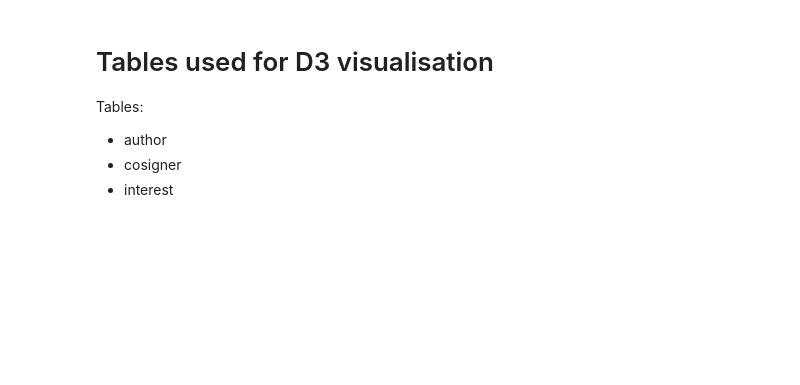
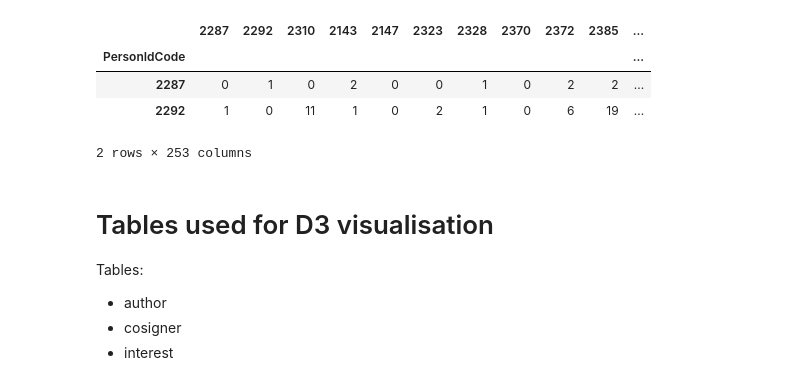
Before and after one commit to jmuth/parliament-viz.ch, a Jupyter notebook: scraping/Tables_examples.ipynb, the cells around one changed output. Drawn from its saved outputs; the diff is of its cells as text; code cells hidden in the pictures; blank space fills up the shorter version.

Commit message:
[UPD] tables.py with adjacency matrix for interventions

```diff
--- a/scraping/Tables_examples.ipynb
+++ b/scraping/Tables_examples.ipynb
@@ -19,0 +17,3 @@ The autoreload extension is already loaded. To reload it, use:
+# %%
+table = Tables()
+test = table.adj_interventions()
@@ -20,3 +31,11 @@ The autoreload extension is already loaded. To reload it, use:
+# %%
+test.head(2)
+# %% [output]
+|  | 2287 | 2292 | 2310 | 2143 | 2147 | 2323 | 2328 | 2370 | 2372 | 2385 | ... |
+| PersonIdCode |  |  |  |  |  |  |  |  |  |  | ... |
+| 2287 | 0 | 1 | 0 | 2 | 0 | 0 | 1 | 0 | 2 | 2 | ... |
+| 2292 | 1 | 0 | 11 | 1 | 0 | 2 | 1 | 0 | 6 | 19 | ... |
+2 rows × 253 columns
 # %% [markdown]
 # Tables used for D3 visualisation
 Tables:
```
Also changed, not shown: parts of 2 cells of this notebook, 7 other files.
